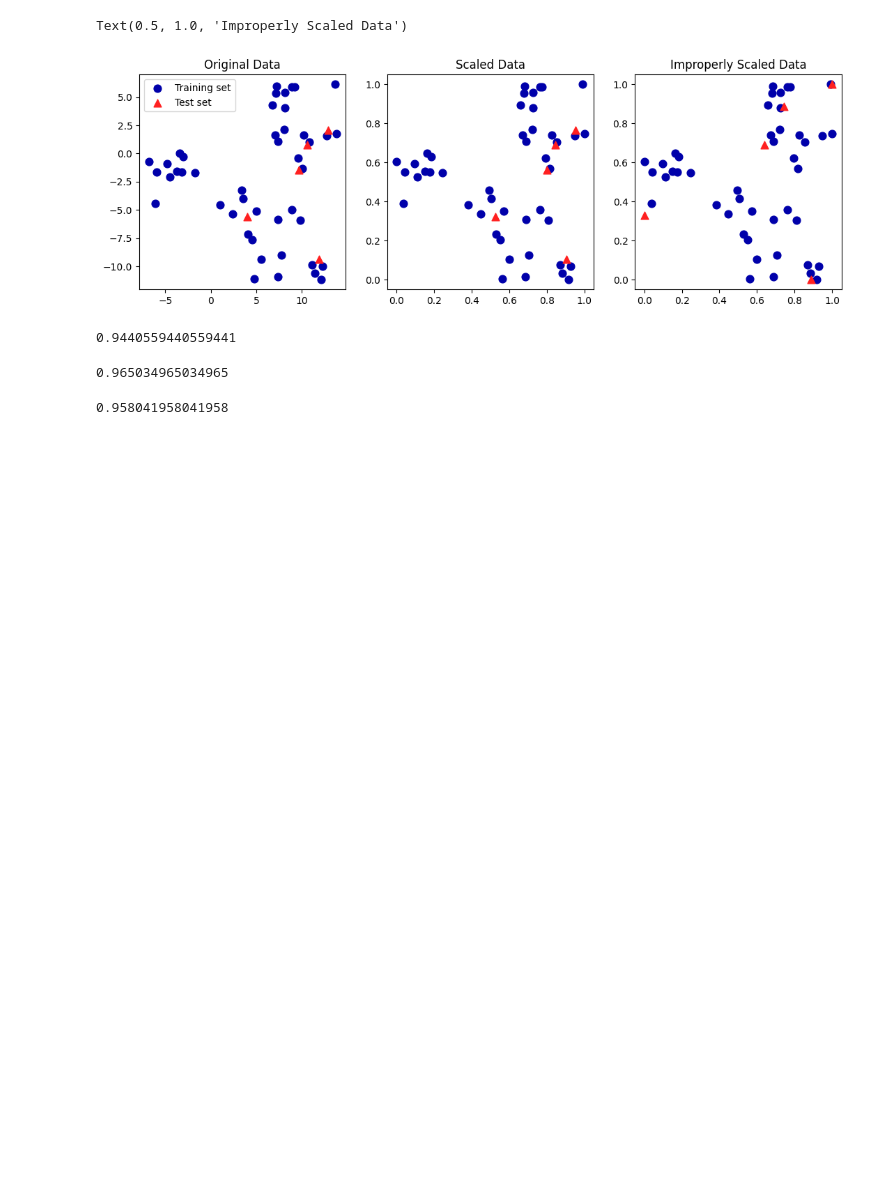
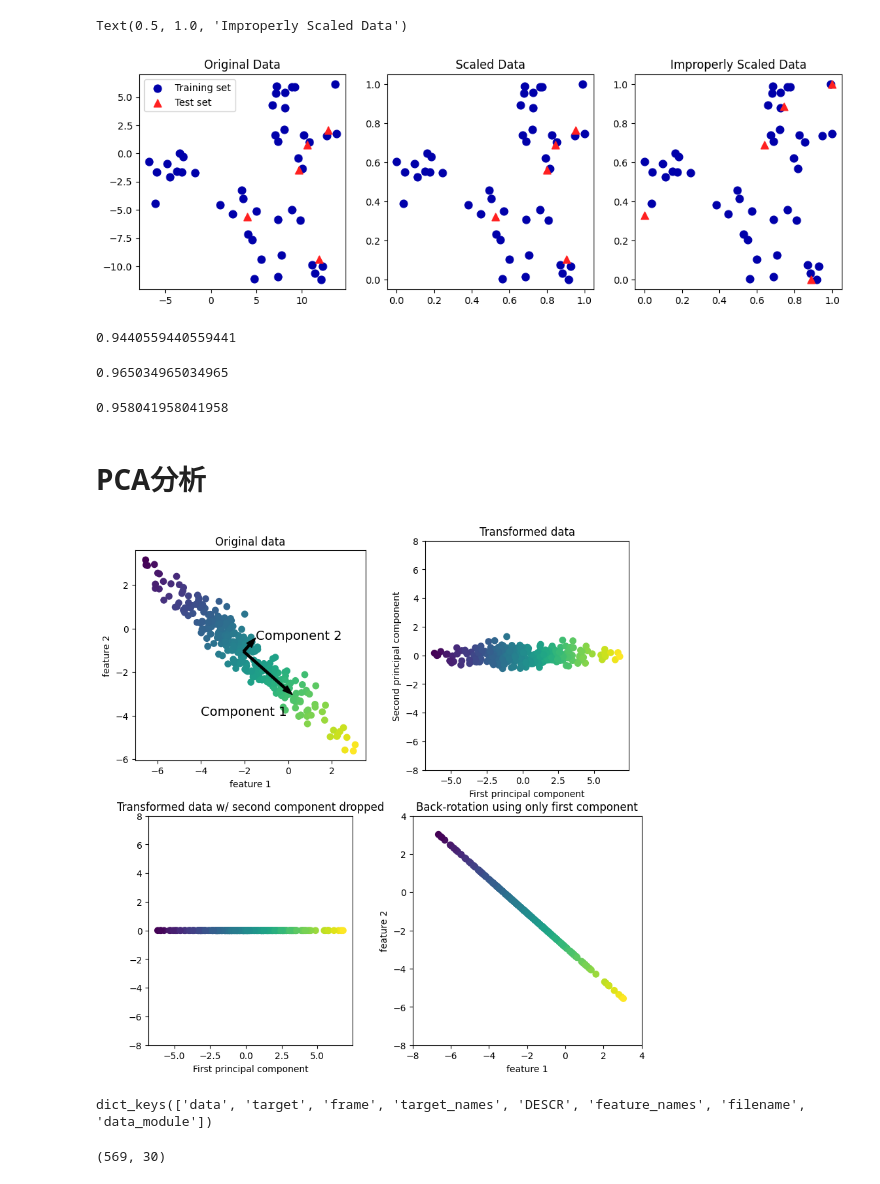
Before and after one commit to aiueoriku/WALC_Internship, a Jupyter notebook: sec03_unsupervised_learning.ipynb, the cells around one changed output. Cells and saved outputs as stored; diff of their text form; code cells hidden in the pictures; blank space fills up the shorter version.

```diff
--- a/sec03_unsupervised_learning.ipynb
+++ b/sec03_unsupervised_learning.ipynb
@@ -133,3 +135,9 @@ svm.fit(X_train_scaled, y_train)
 print(svm.score(X_test_scaled, y_test))
 # %% [output]
 0.958041958041958
+# %% [markdown]
+# PCA分析
+# %%
+mglearn.plots.plot_pca_illustration()
+# %% [output]
+[figure, added]
@@ -135,0 +149,8 @@ print(svm.score(X_test_scaled, y_test))
+# %%
+cancer.keys()
+# %% [output]
+dict_keys(['data', 'target', 'frame', 'target_names', 'DESCR', 'feature_names', 'filename', 'data_module'])
+# %%
+print(cancer.data.shape)
+# %% [output]
+(569, 30)
```
Also changed, not shown: parts of 24 cells of this notebook, 8 other files.
